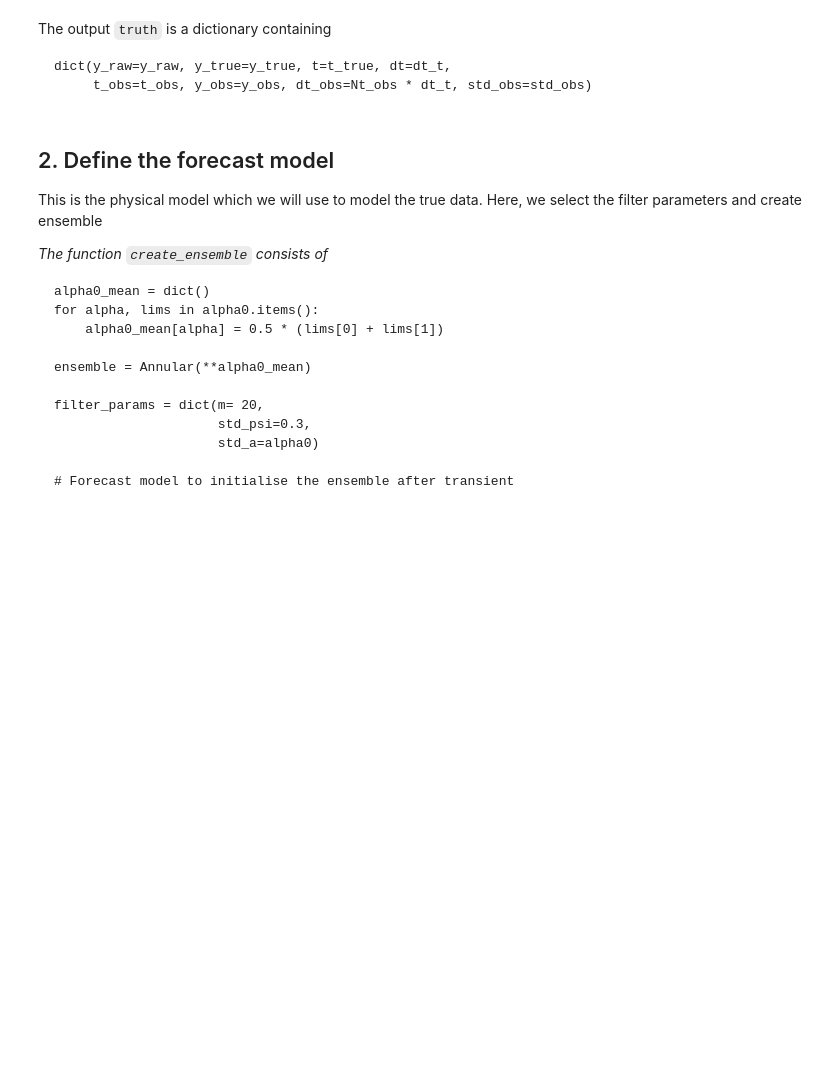
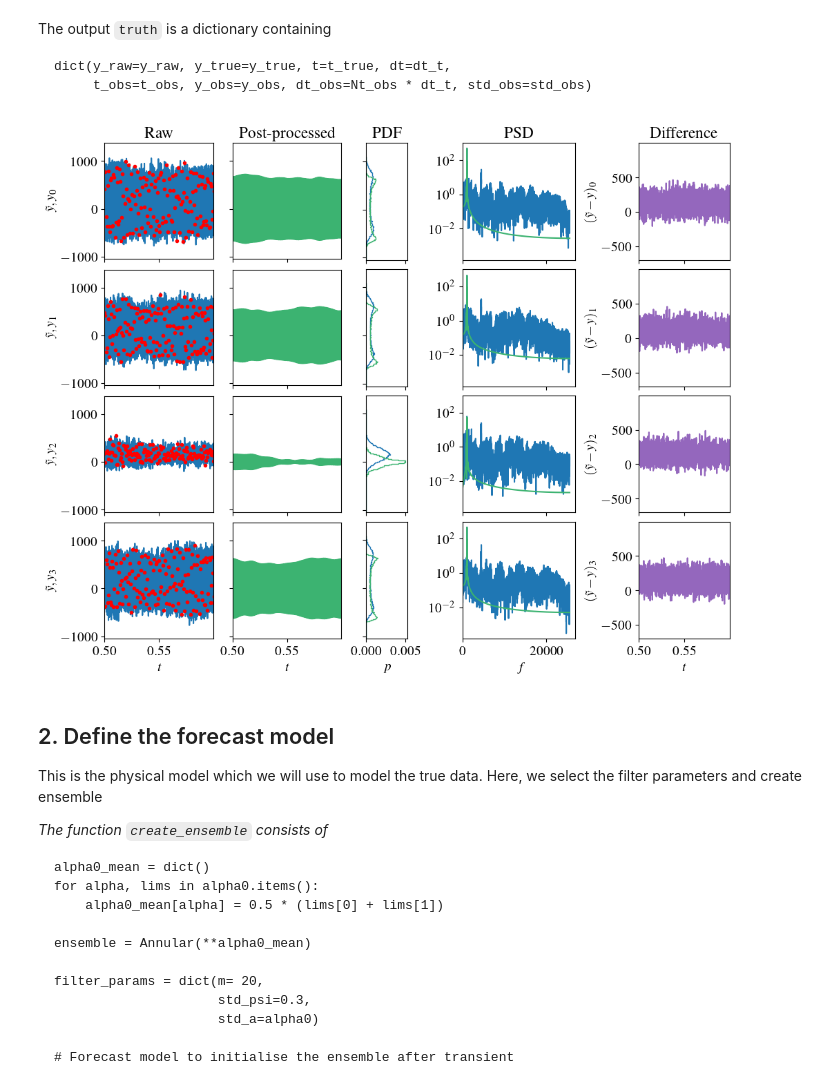
Before and after one commit to andreanovoa/real-time-bias-aware-DA, a Jupyter notebook: tutorials/34_DA_annular_raw.ipynb, the cells around one changed output. Drawn from its saved outputs; the diff is of its cells as text; code cells hidden in the pictures; blank space fills up the shorter version.

````diff
--- a/tutorials/34_DA_annular_raw.ipynb
+++ b/tutorials/34_DA_annular_raw.ipynb
@@ -18,15 +18,11 @@
 # %%
 import numpy as np
 import os
-
 from matplotlib import pyplot as plt
 
 from essentials.physical_models import Annular
 from essentials.bias_models import ESN
+from essentials.Util import set_working_directories
 rng = np.random.default_rng(0)
 
-
-if os.path.isdir('/mscott/'):
-    data_folder = '/mscott/an553/data/'  # set working directory to
-else:
-    data_folder = "../data/"
+data_folder, results_folder = set_working_directories()
@@ -76,7 +79,9 @@ dict(y_raw=y_raw, y_true=y_true, t=t_true, dt=dt_t,
 ```
 # %%
 from essentials.plotResults import plot_truth
-plot_truth(**truth)
+plot_truth(**truth, window=0.1)
+# %% [output]
+[figure, added]
 # %% [markdown]
 ## 2. Define the forecast model
 This is the physical model which we will use to model the true data.
````
Also changed, not shown: parts of 16 cells of this notebook, 24 other files.
